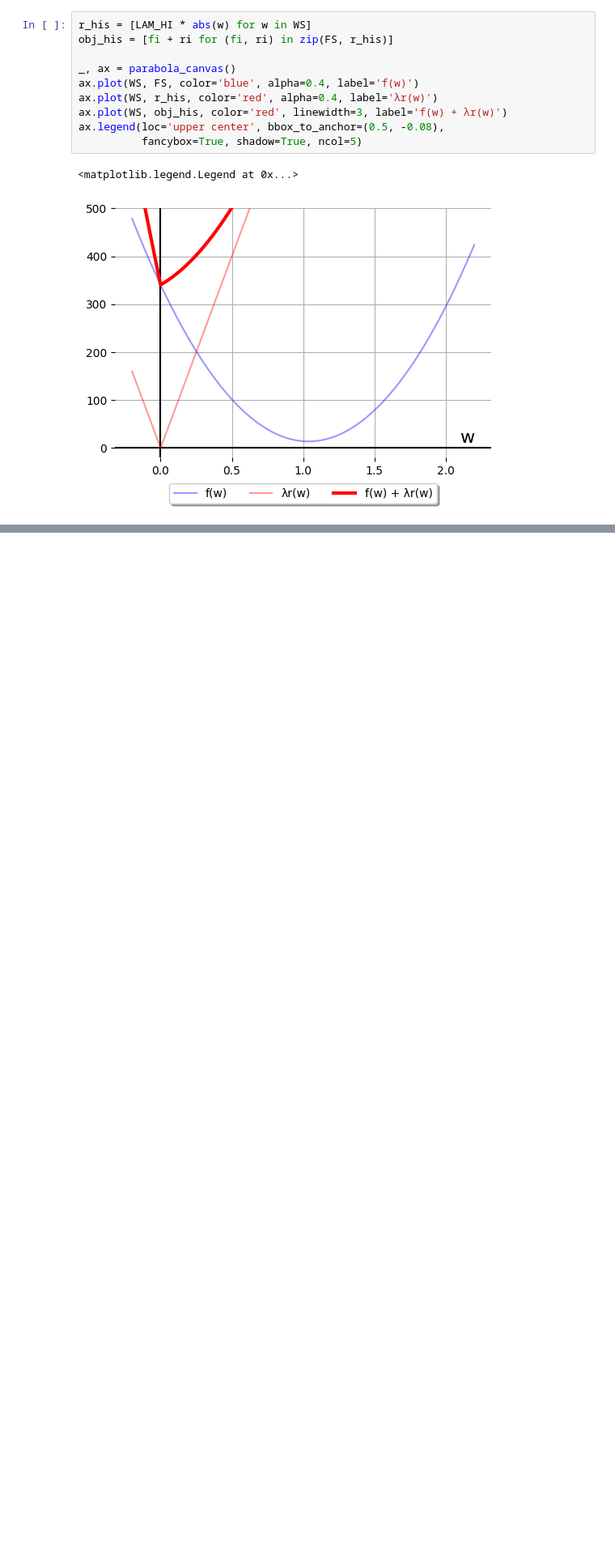
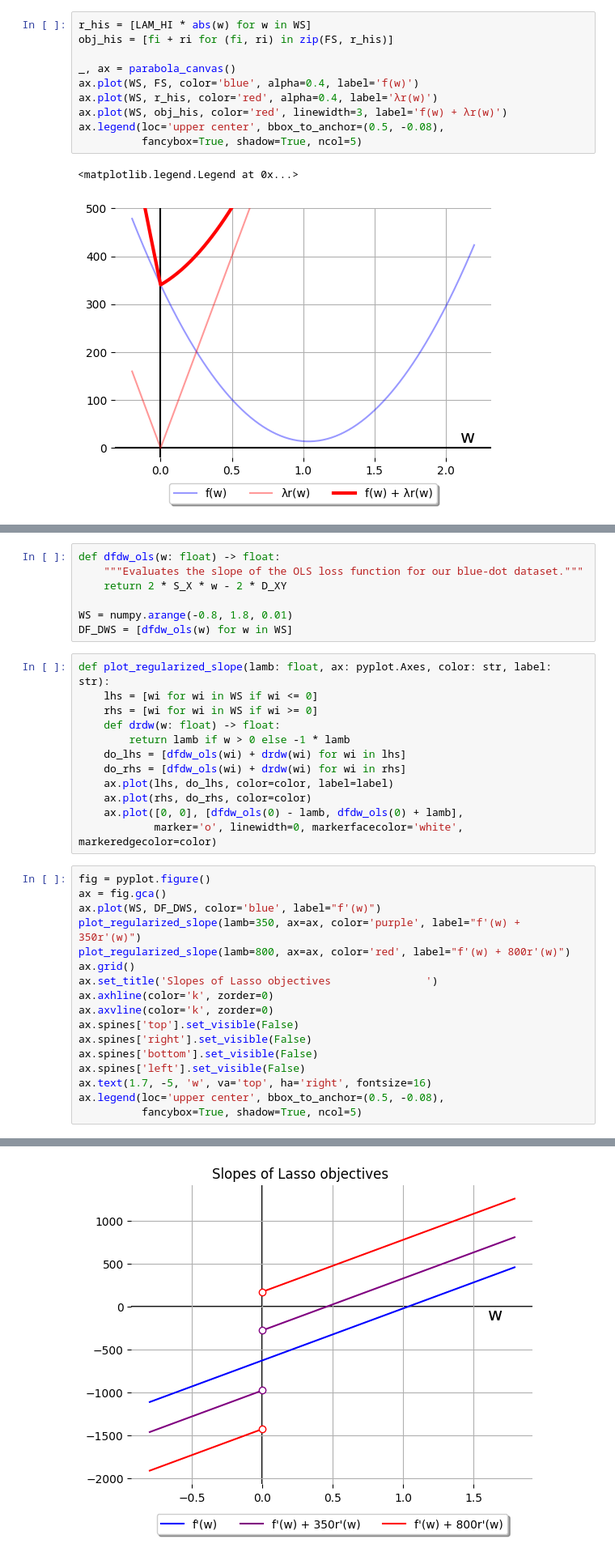
Before and after one commit to bgawalt/blog, a Jupyter notebook: content/jupyter/0004-lasso.ipynb, the cells around one changed output, grey strips where cells are left out. Shown at 81% size. Saved outputs shown, nothing was run; the diff lists cells and outputs as text; blank space fills up the shorter version.

Commit message:
Add figure for discontinuous lasso slopes

```diff
--- a/content/jupyter/0004-lasso.ipynb
+++ b/content/jupyter/0004-lasso.ipynb
@@ -234,0 +237,37 @@ ax.legend(loc='upper center', bbox_to_anchor=(0.5, -0.08),
+# %%
+def dfdw_ols(w: float) -> float:
+    """Evaluates the slope of the OLS loss function for our blue-dot dataset."""
+    return 2 * S_X * w - 2 * D_XY
+
+WS = numpy.arange(-0.8, 1.8, 0.01)
+DF_DWS = [dfdw_ols(w) for w in WS]
+# %%
+def plot_regularized_slope(lamb: float, ax: pyplot.Axes, color: str, label: str):
+    lhs = [wi for wi in WS if wi <= 0]
+    rhs = [wi for wi in WS if wi >= 0]
+    def drdw(w: float) -> float:
+        return lamb if w > 0 else -1 * lamb
+    do_lhs = [dfdw_ols(wi) + drdw(wi) for wi in lhs]
+    do_rhs = [dfdw_ols(wi) + drdw(wi) for wi in rhs]
+    ax.plot(lhs, do_lhs, color=color, label=label)
+    ax.plot(rhs, do_rhs, color=color)
+    ax.plot([0, 0], [dfdw_ols(0) - lamb, dfdw_ols(0) + lamb],
+            marker='o', linewidth=0, markerfacecolor='white', markeredgecolor=color)
+# %%
+fig = pyplot.figure()
+ax = fig.gca()
+ax.plot(WS, DF_DWS, color='blue', label="f'(w)")
+plot_regularized_slope(lamb=350, ax=ax, color='purple', label="f'(w) + 350r'(w)")
+plot_regularized_slope(lamb=800, ax=ax, color='red', label="f'(w) + 800r'(w)")
+ax.grid()
+ax.set_title('Slopes of Lasso objectives               ')
+ax.axhline(color='k', zorder=0)
+ax.axvline(color='k', zorder=0)
+ax.spines['top'].set_visible(False)
+ax.spines['right'].set_visible(False)
+ax.spines['bottom'].set_visible(False)
+ax.spines['left'].set_visible(False)
+ax.text(1.7, -5, 'w', va='top', ha='right', fontsize=16)
+ax.legend(loc='upper center', bbox_to_anchor=(0.5, -0.08),
+          fancybox=True, shadow=True, ncol=5)
+# %% [output]
@@ -234,0 +275 @@ ax.legend(loc='upper center', bbox_to_anchor=(0.5, -0.08),
+[figure, added]
```
Also changed, not shown: parts of 3 cells of this notebook, 2 other files.
